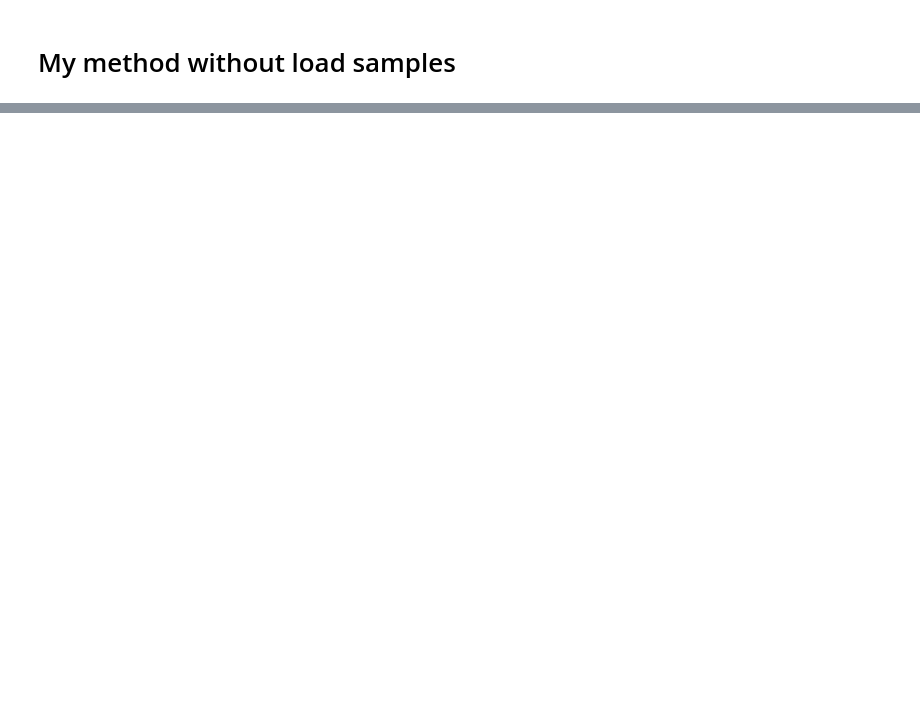
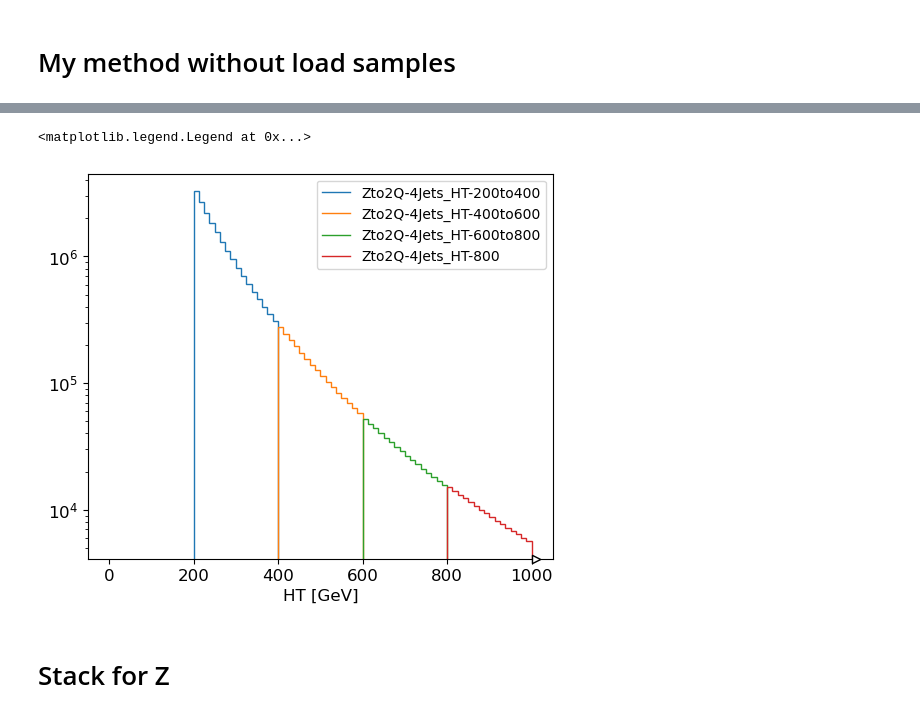
Before and after one commit to cmantill/hpt, a Jupyter notebook: ZJets.ipynb, the cells around one changed output, grey strips where cells are left out. Saved outputs shown, nothing was run; the diff lists cells and outputs as text; code cells hidden in the pictures; blank space fills up the shorter version.

```diff
--- a/ZJets.ipynb
+++ b/ZJets.ipynb
@@ -300,0 +532,14 @@ kfactor(hists, title=f"{zto}, {lumi} fb-1, {energy}")
+# %%
+fig, ax = plt.subplots(1, 1, figsize=(6, 5))
+for samples in hists["Zto2Q"]["LO"].keys():
+    if samples == "sum": continue
+
+    hep.histplot(h_cut_vpt[{"name":samples}], ax=ax, label=samples)
+ax.set_yscale("log")
+ax.set_xlabel("HT [GeV]")
+ax.legend(fontsize=10)
+# %% [output]
+<matplotlib.legend.Legend at 0x...>
+[figure, added]
+# %% [markdown]
+# Stack for Z
```
Also changed, not shown: parts of 41 cells of this notebook, 1 other file.
